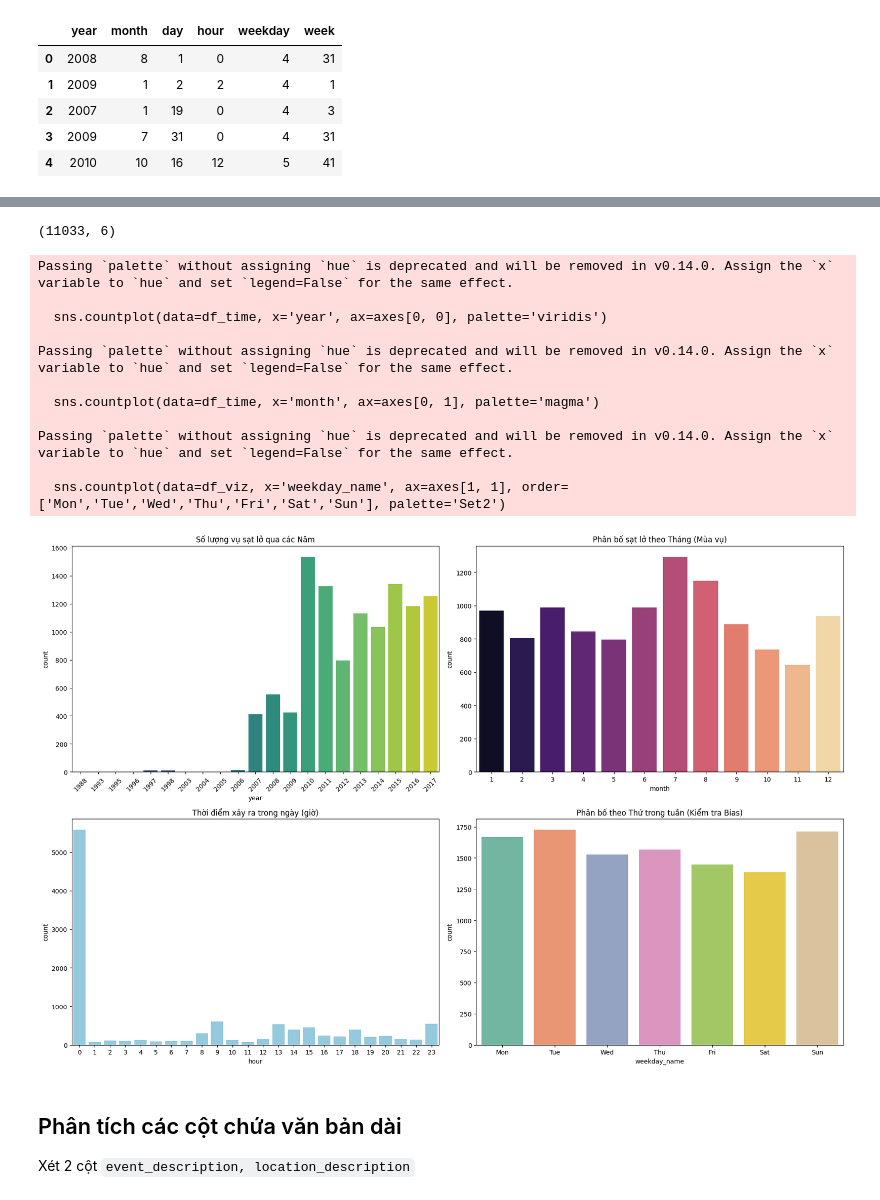
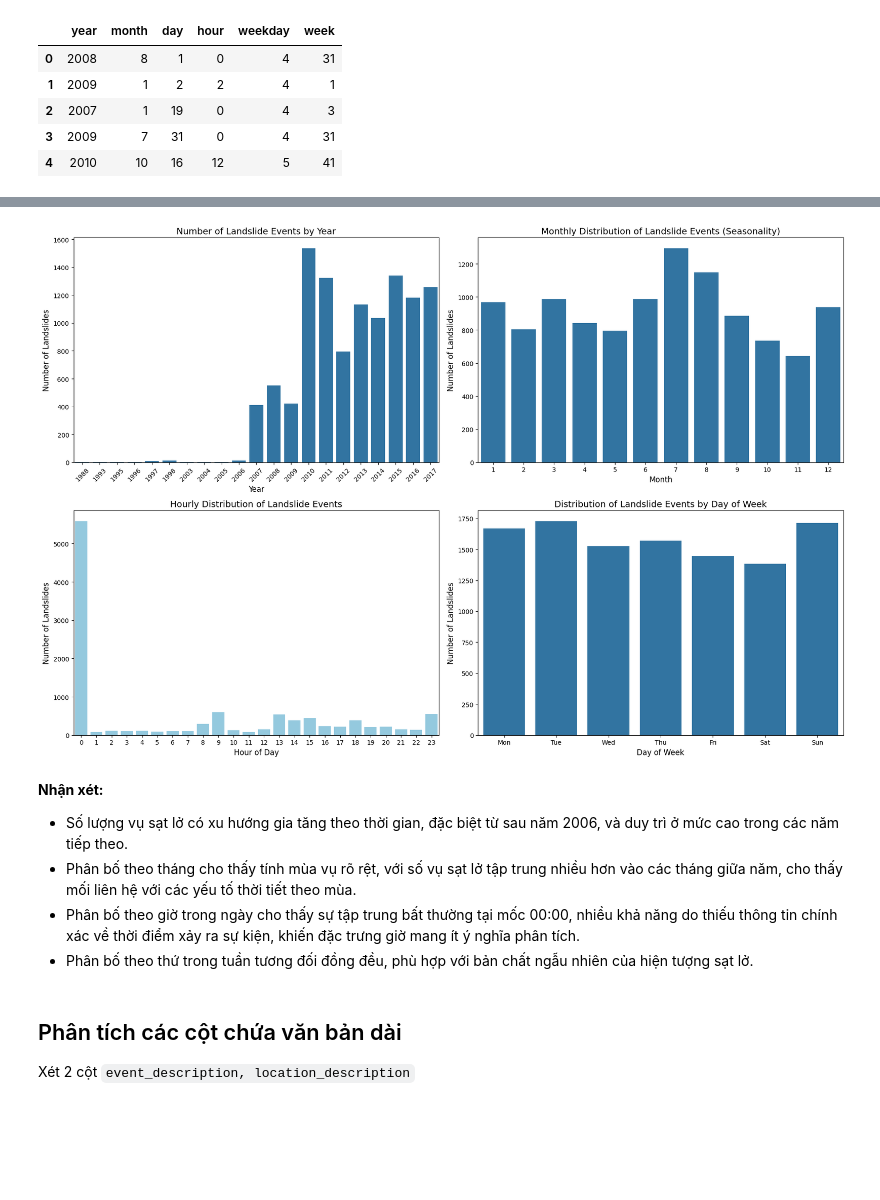
Before and after one commit to tientien01/Global-Landslide-Catalog-NASA-Analysis, a Jupyter notebook: notebook/02_data_exploration.ipynb, the cells around one changed output, grey strips where cells are left out. Cells and saved outputs as stored; diff of their text form; code cells hidden in the pictures; blank space fills up the shorter version.

Commit message:
feat: EDA-initial data exploration (Numerical Columns Analysis, Times Columns Analysis)

```diff
--- a/notebook/02_data_exploration.ipynb
+++ b/notebook/02_data_exploration.ipynb
@@ -615,47 +665,46 @@ dtype: object
-# %%
-df_time.shape
-# %% [output]
-(11033, 6)
 # %%
 # Thiết lập kích thước
 fig, axes = plt.subplots(2, 2, figsize=(18, 12))
 
 # 1. Xu hướng theo Năm (Year Trend)
-sns.countplot(data=df_time, x='year', ax=axes[0, 0], palette='viridis')
-axes[0, 0].set_title('Số lượng vụ sạt lở qua các Năm')
+sns.countplot(data=df_time, x='year', ax=axes[0, 0])
+axes[0, 0].set_title('Number of Landslide Events by Year', fontsize=14)
+axes[0, 0].set_xlabel('Year', fontsize=12)
+axes[0, 0].set_ylabel('Number of Landslides', fontsize=12)
 axes[0, 0].tick_params(axis='x', rotation=45)
 
 # 2. Tính mùa vụ theo Tháng (Seasonality)
-sns.countplot(data=df_time, x='month', ax=axes[0, 1], palette='magma')
-axes[0, 1].set_title('Phân bố sạt lở theo Tháng (Mùa vụ)')
+sns.countplot(data=df_time, x='month', ax=axes[0, 1])
+axes[0, 1].set_title('Monthly Distribution of Landslide Events (Seasonality)', fontsize=14)
+axes[0, 1].set_xlabel('Month', fontsize=12)
+axes[0, 1].set_ylabel('Number of Landslides', fontsize=12)
 
 # 3. Phân bố theo Giờ (Hourly)
 sns.countplot(data=df_time, x='hour', ax=axes[1, 0], color='skyblue', order=range(0,24))
-axes[1, 0].set_title('Thời điểm xảy ra trong ngày (giờ)')
+axes[1, 0].set_title('Hourly Distribution of Landslide Events', fontsize=14)
+axes[1, 0].set_xlabel('Hour of Day', fontsize=12)
+axes[1, 0].set_ylabel('Number of Landslides', fontsize=12)
 
 # 4. Kiểm tra thiên kiến ngày trong tuần (Weekday Bias)
 # Map 0->Mon, 6->Sun cho dễ nhìn
 weekday_map = {0:'Mon', 1:'Tue', 2:'Wed', 3:'Thu', 4:'Fri', 5:'Sat', 6:'Sun'}
 df_viz = df_time.copy()
 df_viz['weekday_name'] = df_viz['weekday'].map(weekday_map)
-sns.countplot(data=df_viz, x='weekday_name', ax=axes[1, 1], order=['Mon','Tue','Wed','Thu','Fri','Sat','Sun'], palette='Set2')
-axes[1, 1].set_title('Phân bố theo Thứ trong tuần (Kiểm tra Bias)')
+sns.countplot(data=df_viz, x='weekday_name', ax=axes[1, 1], order=['Mon','Tue','Wed','Thu','Fri','Sat','Sun'])
+axes[1, 1].set_title('Distribution of Landslide Events by Day of Week', fontsize=14)
+axes[1, 1].set_xlabel('Day of Week', fontsize=12)
+axes[1, 1].set_ylabel('Number of Landslides', fontsize=12)
 
 plt.tight_layout()
 plt.show()
 # %% [output]
-Passing `palette` without assigning `hue` is deprecated and will be removed in v0.14.0. Assign the `x` variable to `hue` and set `legend=False` for the same effect.
-
-  sns.countplot(data=df_time, x='year', ax=axes[0, 0], palette='viridis')
-
-Passing `palette` without assigning `hue` is deprecated and will be removed in v0.14.0. Assign the `x` variable to `hue` and set `legend=False` for the same effect.
-
-  sns.countplot(data=df_time, x='month', ax=axes[0, 1], palette='magma')
-
-Passing `palette` without assigning `hue` is deprecated and will be removed in v0.14.0. Assign the `x` variable to `hue` and set `legend=False` for the same effect.
-
-  sns.countplot(data=df_viz, x='weekday_name', ax=axes[1, 1], order=['Mon','Tue','Wed','Thu','Fri','Sat','Sun'], palette='Set2')
-[figure, old version]
+[figure, new version]
+# %% [markdown]
+**Nhận xét:**
+- Số lượng vụ sạt lở có xu hướng gia tăng theo thời gian, đặc biệt từ sau năm 2006, và duy trì ở mức cao trong các năm tiếp theo.
+- Phân bố theo tháng cho thấy tính mùa vụ rõ rệt, với số vụ sạt lở tập trung nhiều hơn vào các tháng giữa năm, cho thấy mối liên hệ với các yếu tố thời tiết theo mùa.
+- Phân bố theo giờ trong ngày cho thấy sự tập trung bất thường tại mốc 00:00, nhiều khả năng do thiếu thông tin chính xác về thời điểm xảy ra sự kiện, khiến đặc trưng giờ mang ít ý nghĩa phân tích.
+- Phân bố theo thứ trong tuần tương đối đồng đều, phù hợp với bản chất ngẫu nhiên của hiện tượng sạt lở.
 # %% [markdown]
 ## Phân tích các cột chứa văn bản dài
 Xét 2 cột `event_description, location_description`
```
Also changed, not shown: parts of 14 cells of this notebook.
